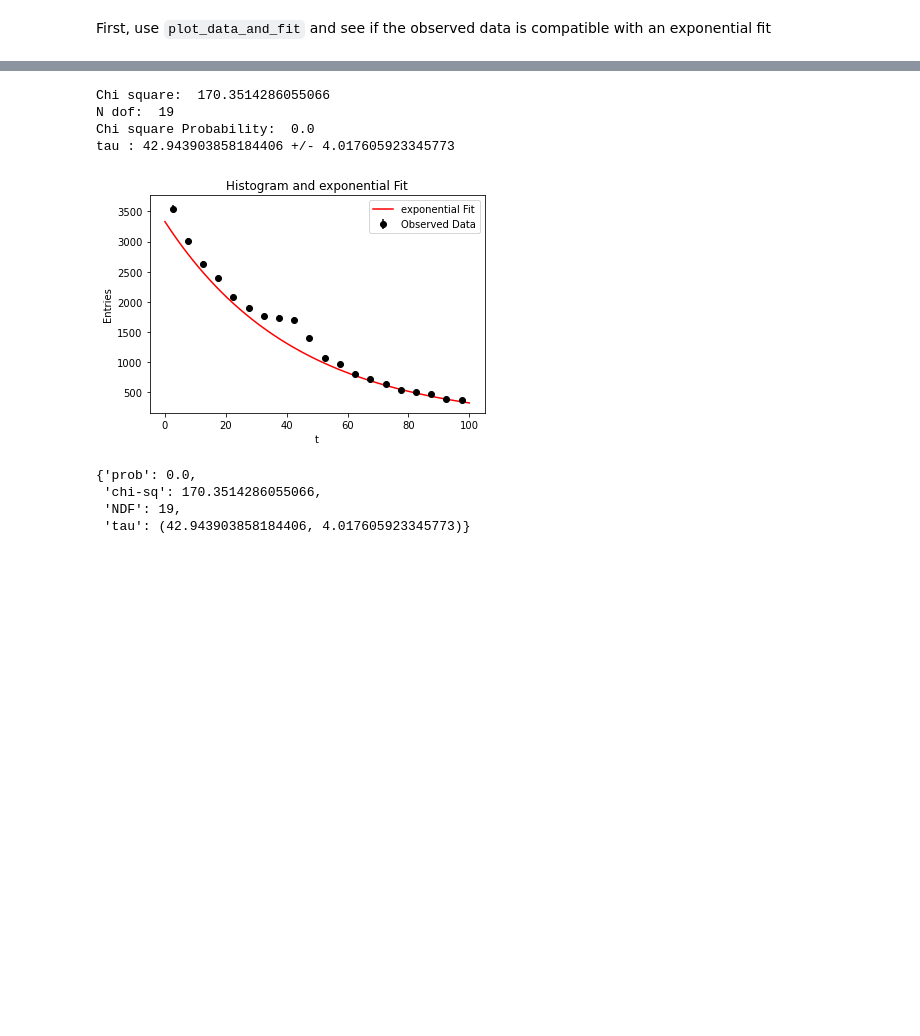
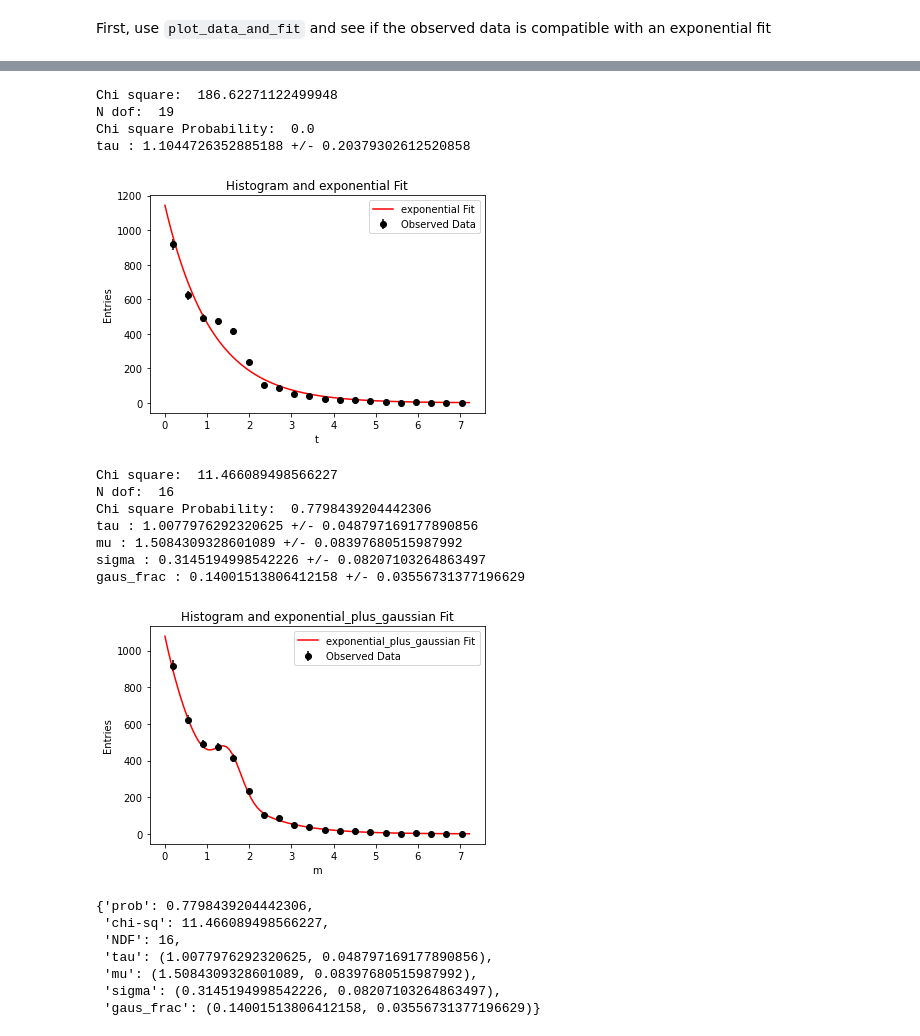
Before and after one commit to kmnelson/michigan-math-science-scolars, a Jupyter notebook: notebooks/DataAnalysisSolutions.ipynb, the cells around one changed output, grey strips where cells are left out. Cells and saved outputs as stored; diff of their text form; code cells hidden in the pictures; blank space fills up the shorter version.

```diff
--- a/notebooks/DataAnalysisSolutions.ipynb
+++ b/notebooks/DataAnalysisSolutions.ipynb
@@ -281,0 +285,5 @@ tau : 2.462872419018271e-06 +/- 0.002568711190553772
+# %%
+# run this code block without modification
+import cloudpickle as cp
+from urllib.request import urlopen
+lifetime_data = cp.load(urlopen("https://kenelson.web.cern.ch/kenelson/teaching/muon_lifetime.pkl"))
@@ -347,10 +391,7 @@ In this exercise we will investigate toy data and see if we can find a small bum
 Note that we are still using an exponential function but now the x axis is the invariant mass of a pair of photons produced at the LHC.  I have generated mystery data that you will download:
 # %%
 # run this code block without modification
-import cloudpickle as cp
-from urllib.request import urlopen
-mystery_data = cp.load(urlopen("https://kenelson.web.cern.ch/kenelson/teaching/mystery_data.pkl"))
-mystery_data = mystery_data[np.where(mystery_data<200)]
+mystery_data_small = cp.load(urlopen("https://kenelson.web.cern.ch/kenelson/teaching/mystery_data_1.pkl"))
 # %% [markdown]
 First, use `plot_data_and_fit` and see if the observed data is compatible with an exponential fit
 # %%
@@ -371,0 +415,4 @@ Plot the value of the chi-square probability as a function of the size of the da
+# %%
+mystery_data = cp.load(urlopen("https://kenelson.web.cern.ch/kenelson/teaching/mystery_data_2.pkl"))
+# %%
+plot_data_and_fit(mystery_data, num_bins=20, function=exponential)
@@ -391,18 +469,27 @@ So initially the data looks like an exponential, but as we collect more the prob
 # %%
-local = mystery_data[np.where(mystery_data>50)]
-local = local[np.where(local<150)] - 50
-
 def exponential_plus_gaussian(m, tau, mu, sigma, gaus_frac):
     return (1-gaus_frac)*exponential(m, tau) + gaus_frac*gaussian(m, sigma, mu)
 
-plot_data_and_fit(local, num_bins=20, function=exponential, guess=42)
+plot_data_and_fit(mystery_data, num_bins=20, function=exponential)
+plot_data_and_fit(mystery_data, num_bins=20, function=exponential_plus_gaussian, guess=[1,1,0.25,0.05])
 # %% [output]
-Chi square:  170.3514286055066
+Chi square:  186.62271122499948
 N dof:  19
 Chi square Probability:  0.0
-tau : 42.943903858184406 +/- 4.017605923345773
+tau : 1.1044726352885188 +/- 0.20379302612520858
-[figure, old version]
+[figure, new version]
-{'prob': 0.0,
- 'chi-sq': 170.3514286055066,
- 'NDF': 19,
- 'tau': (42.943903858184406, 4.017605923345773)}
+Chi square:  11.466089498566227
+N dof:  16
+Chi square Probability:  0.7798439204442306
+tau : 1.0077976292320625 +/- 0.048797169177890856
+mu : 1.5084309328601089 +/- 0.08397680515987992
+sigma : 0.3145194998542226 +/- 0.08207103264863497
+gaus_frac : 0.14001513806412158 +/- 0.03556731377196629
+[figure, added]
+{'prob': 0.7798439204442306,
+ 'chi-sq': 11.466089498566227,
+ 'NDF': 16,
+ 'tau': (1.0077976292320625, 0.048797169177890856),
+ 'mu': (1.5084309328601089, 0.08397680515987992),
+ 'sigma': (0.3145194998542226, 0.08207103264863497),
+ 'gaus_frac': (0.14001513806412158, 0.03556731377196629)}
```
Also changed, not shown: parts of 40 cells of this notebook, 11 other files.
